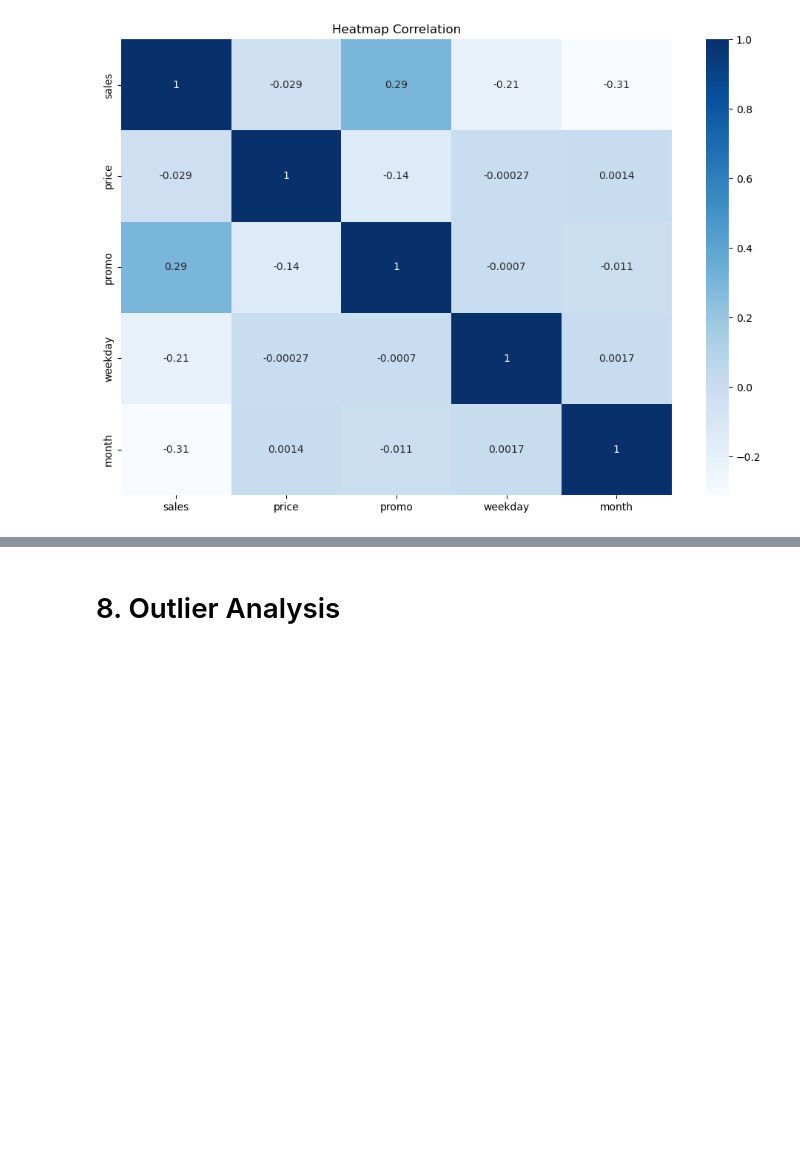
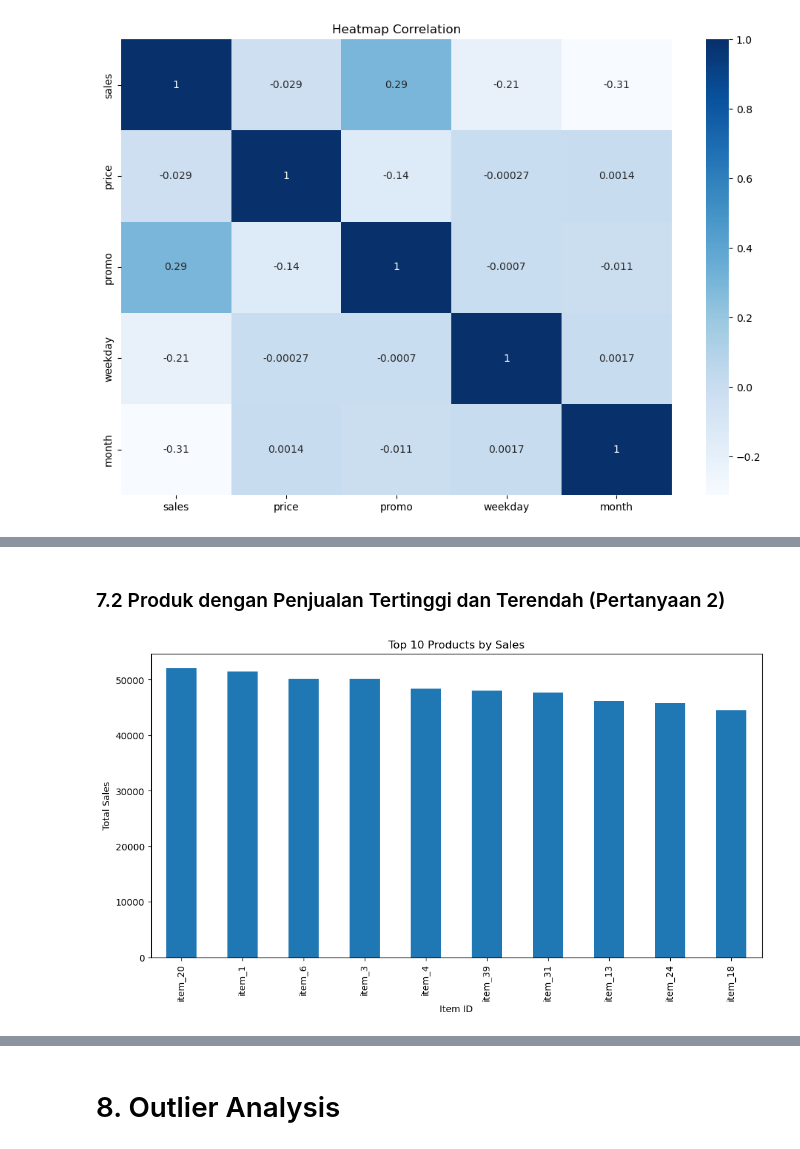
Before and after one commit to nabillaaaputri/SiDoku-capstone-project, a Jupyter notebook: data-science/notebook/2_eda.ipynb, the cells around one changed output, grey strips where cells are left out. Drawn from its saved outputs; the diff is of its cells as text; code cells hidden in the pictures; blank space fills up the shorter version.

```diff
--- a/data-science/notebook/2_eda.ipynb
+++ b/data-science/notebook/2_eda.ipynb
@@ -202,0 +222,17 @@ plt.show()
+# %% [markdown]
+### 7.2 Produk dengan Penjualan Tertinggi dan Terendah (Pertanyaan 2)
+# %%
+product_sales = (
+    df.groupby('item_id')['sales']
+    .sum()
+    .sort_values(ascending=False)
+)
+
+plt.figure(figsize=(12,6))
+product_sales.head(10).plot(kind='bar')
+plt.title('Top 10 Products by Sales')
+plt.xlabel('Item ID')
+plt.ylabel('Total Sales')
+plt.show()
+# %% [output]
+[figure, added]
```
Also changed, not shown: parts of 24 cells of this notebook, 1 other file.
